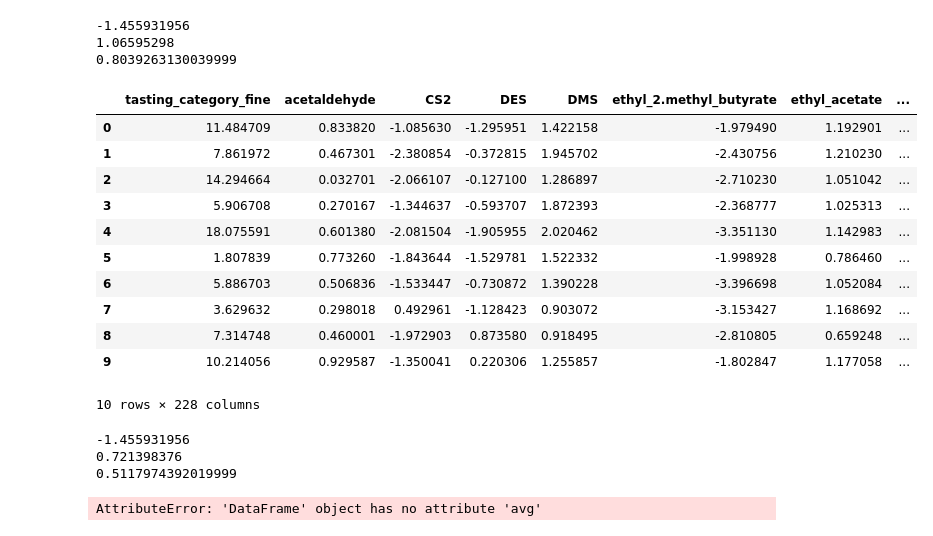
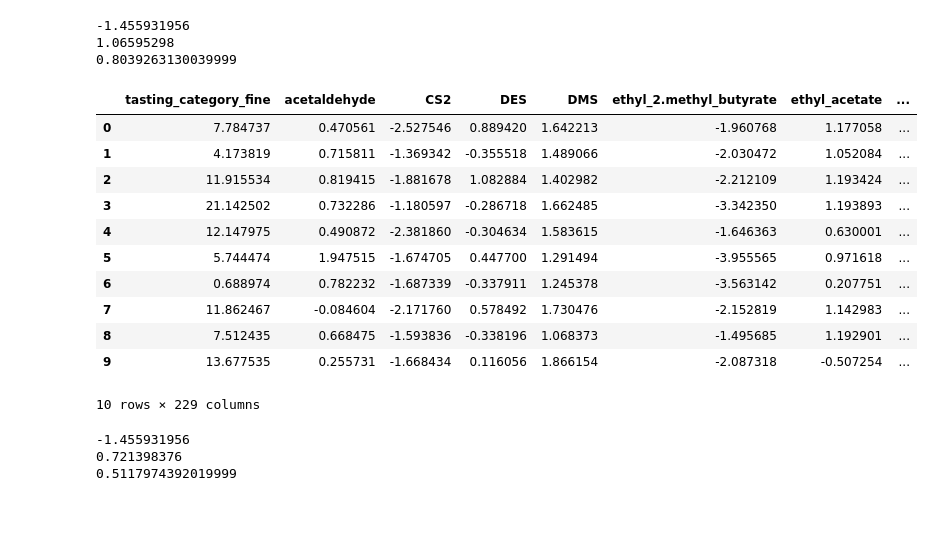
Before and after one commit to MaDe2101/DMLBeerProject, a Jupyter notebook: src/overallPythonFile.ipynb, the cells around one changed output. Drawn from its saved outputs; the diff is of its cells as text; code cells hidden in the pictures.

Commit message:
Added overall to sampling process

```diff
--- a/src/overallPythonFile.ipynb
+++ b/src/overallPythonFile.ipynb
@@ -127,24 +127,25 @@ print(avg_values['ethanol..v.v.'])
 # %%
 # Remove Beer/Beer_Id/tasting_category and overall from newly generated sample
 # Why tasting category? If we don't remove it we get in trouble because we would have a dependency between ethanol and alcohol free beers
 # since the category itself is determined by chemical properties we are fine with omiting it from the result
-rand_df = df.drop(columns=['beer','beer_id','overall'])
+#rand_df = df.drop(columns=['beer','beer_id','overall'])
+rand_df = df.drop(columns=['beer','beer_id']) # keep overall and sample it randomly
 # Use name of columns that perform best in our GP analysis, start with what paper people found
 rand_sample = generate_samples_with_bad(rand_df, 500, bad_columns=['ethyl_acetate','ethanol..v.v.', 'ethyl_octanoate','ethyl.phenylacetate','protein.g.L.', 'lactic_acid.mg.L.'],percentile=20)
 rand_sample.head(10)
 # %% [output]
 |  | tasting_category_fine | acetaldehyde | CS2 | DES | DMS | ethyl_2.methyl_butyrate | ethyl_acetate | ... |
-| 0 | 11.484709 | 0.833820 | -1.085630 | -1.295951 | 1.422158 | -1.979490 | 1.192901 | ... |
-| 1 | 7.861972 | 0.467301 | -2.380854 | -0.372815 | 1.945702 | -2.430756 | 1.210230 | ... |
-| 2 | 14.294664 | 0.032701 | -2.066107 | -0.127100 | 1.286897 | -2.710230 | 1.051042 | ... |
-| 3 | 5.906708 | 0.270167 | -1.344637 | -0.593707 | 1.872393 | -2.368777 | 1.025313 | ... |
-| 4 | 18.075591 | 0.601380 | -2.081504 | -1.905955 | 2.020462 | -3.351130 | 1.142983 | ... |
-| 5 | 1.807839 | 0.773260 | -1.843644 | -1.529781 | 1.522332 | -1.998928 | 0.786460 | ... |
-| 6 | 5.886703 | 0.506836 | -1.533447 | -0.730872 | 1.390228 | -3.396698 | 1.052084 | ... |
-| 7 | 3.629632 | 0.298018 | 0.492961 | -1.128423 | 0.903072 | -3.153427 | 1.168692 | ... |
-| 8 | 7.314748 | 0.460001 | -1.972903 | 0.873580 | 0.918495 | -2.810805 | 0.659248 | ... |
-| 9 | 10.214056 | 0.929587 | -1.350041 | 0.220306 | 1.255857 | -1.802847 | 1.177058 | ... |
+| 0 | 7.784737 | 0.470561 | -2.527546 | 0.889420 | 1.642213 | -1.960768 | 1.177058 | ... |
+| 1 | 4.173819 | 0.715811 | -1.369342 | -0.355518 | 1.489066 | -2.030472 | 1.052084 | ... |
+| 2 | 11.915534 | 0.819415 | -1.881678 | 1.082884 | 1.402982 | -2.212109 | 1.193424 | ... |
+| 3 | 21.142502 | 0.732286 | -1.180597 | -0.286718 | 1.662485 | -3.342350 | 1.193893 | ... |
+| 4 | 12.147975 | 0.490872 | -2.381860 | -0.304634 | 1.583615 | -1.646363 | 0.630001 | ... |
+| 5 | 5.744474 | 1.947515 | -1.674705 | 0.447700 | 1.291494 | -3.955565 | 0.971618 | ... |
+| 6 | 0.688974 | 0.782232 | -1.687339 | -0.337911 | 1.245378 | -3.563142 | 0.207751 | ... |
+| 7 | 11.862467 | -0.084604 | -2.171760 | 0.578492 | 1.730476 | -2.152819 | 1.142983 | ... |
+| 8 | 7.512435 | 0.668475 | -1.593836 | -0.338196 | 1.068373 | -1.495685 | 1.192901 | ... |
+| 9 | 13.677535 | 0.255731 | -1.668434 | 0.116056 | 1.866154 | -2.087318 | -0.507254 | ... |
-10 rows × 228 columns
+10 rows × 229 columns
 # %%
 min_values_rand = rand_sample.min()
 max_values_rand = rand_sample.max()
@@ -158,5 +159,4 @@ print(avg_values_rand['ethanol..v.v.'])
 0.721398376
 0.5117974392019999
 # %%
+rand_sample.to_csv('./../data/result/createdSampleData.csv', index=False)
-# %% [output]
-AttributeError: 'DataFrame' object has no attribute 'avg'
```
Also changed, not shown: 1 other file.
